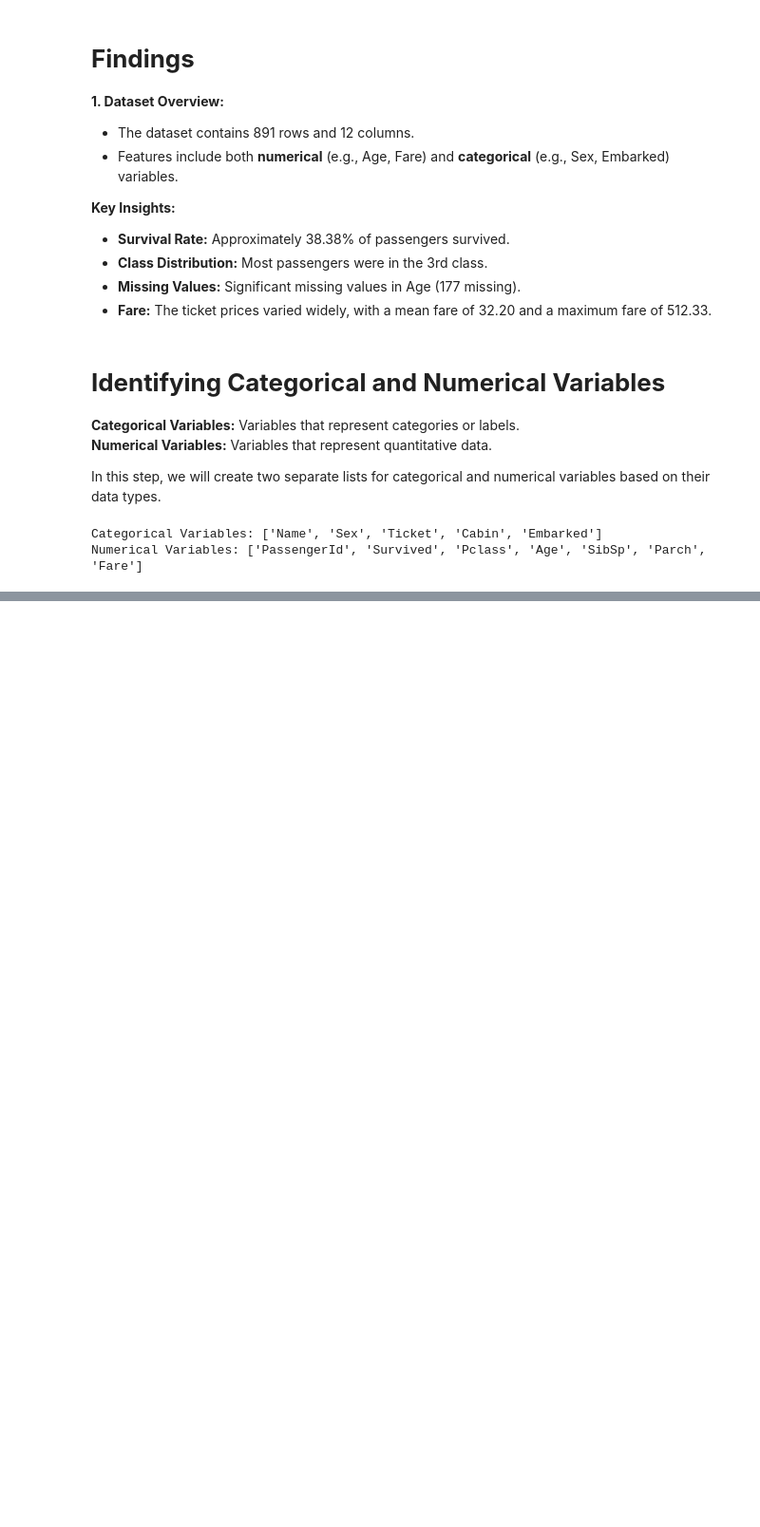
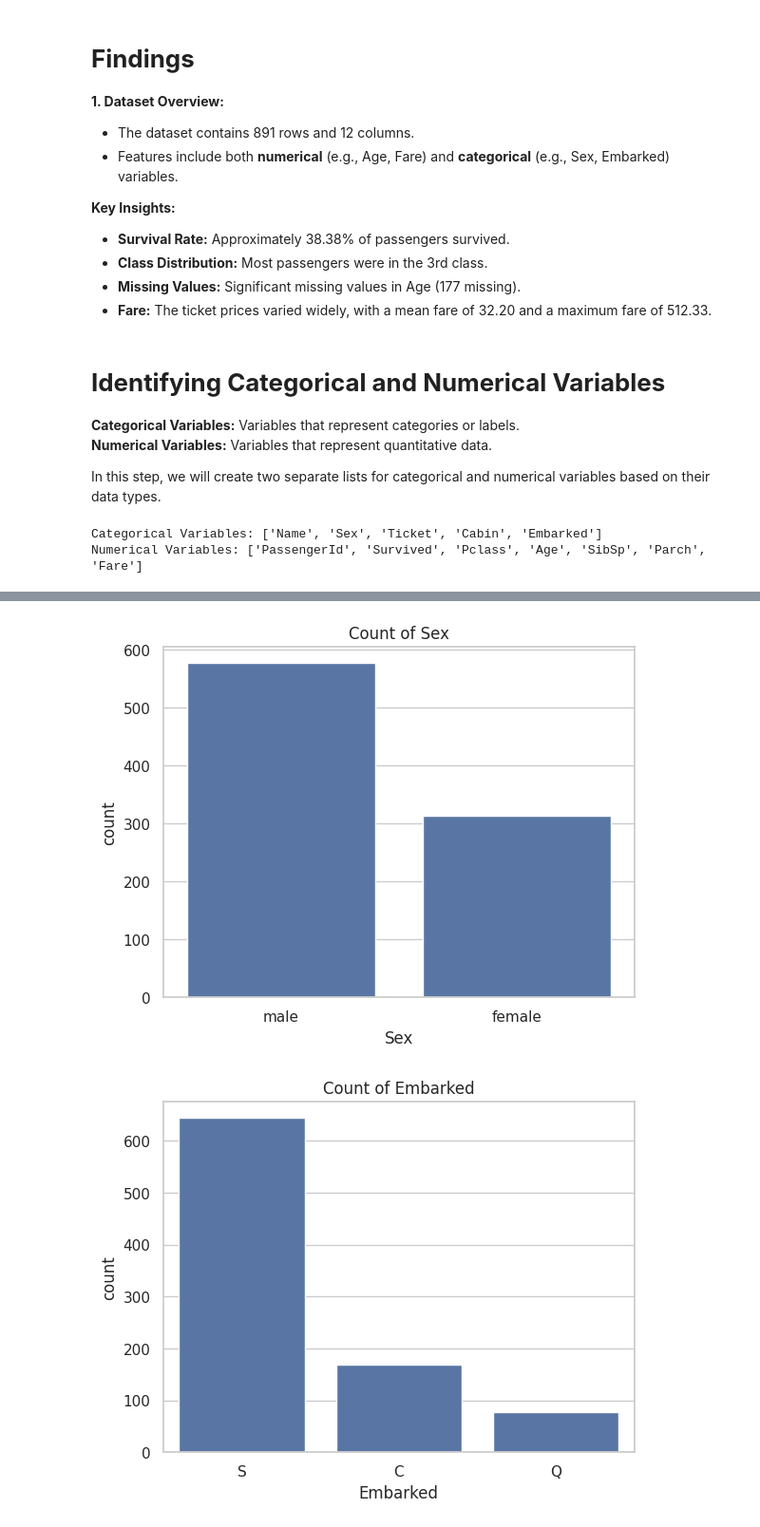
Before and after one commit to StacyChebet/Titanic-Machine-Learning-from-Disaster, a Jupyter notebook: Titanic_Machine_Learning_from_Disaster.ipynb, the cells around one changed output, grey strips where cells are left out. Shown at 95% size. Cells and saved outputs as stored; diff of their text form; code cells hidden in the pictures; blank space fills up the shorter version.

```diff
--- a/Titanic_Machine_Learning_from_Disaster.ipynb
+++ b/Titanic_Machine_Learning_from_Disaster.ipynb
@@ -139,0 +248,12 @@ distribution, identifying skewness, and detecting outliers.
+# %%
+#Remake the categorical variables excluding the dropped ones
+categorical_vars = df.select_dtypes(include=['object', 'category']).columns.tolist()
+
+#Univariate analysis for categorical variables
+for var in categorical_vars:
+  sns.countplot(x=var, data=df)
+  plt.title(f'Count of {var}')
+  plt.show()
+# %% [output]
+[figure, added]
+[figure, added]
```
Also changed, not shown: parts of 10 cells of this notebook.
